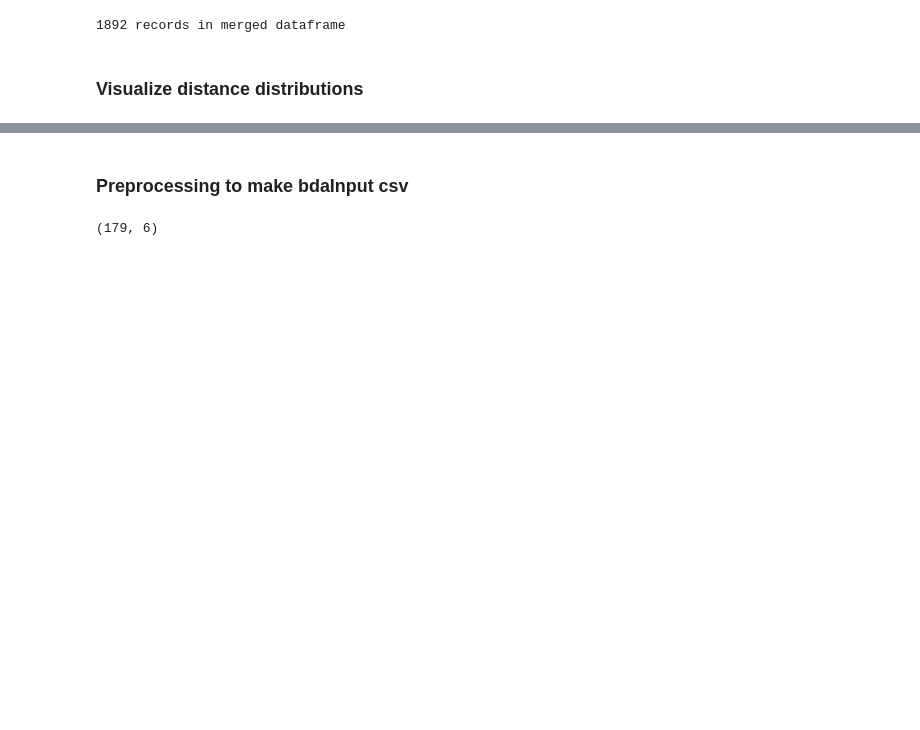
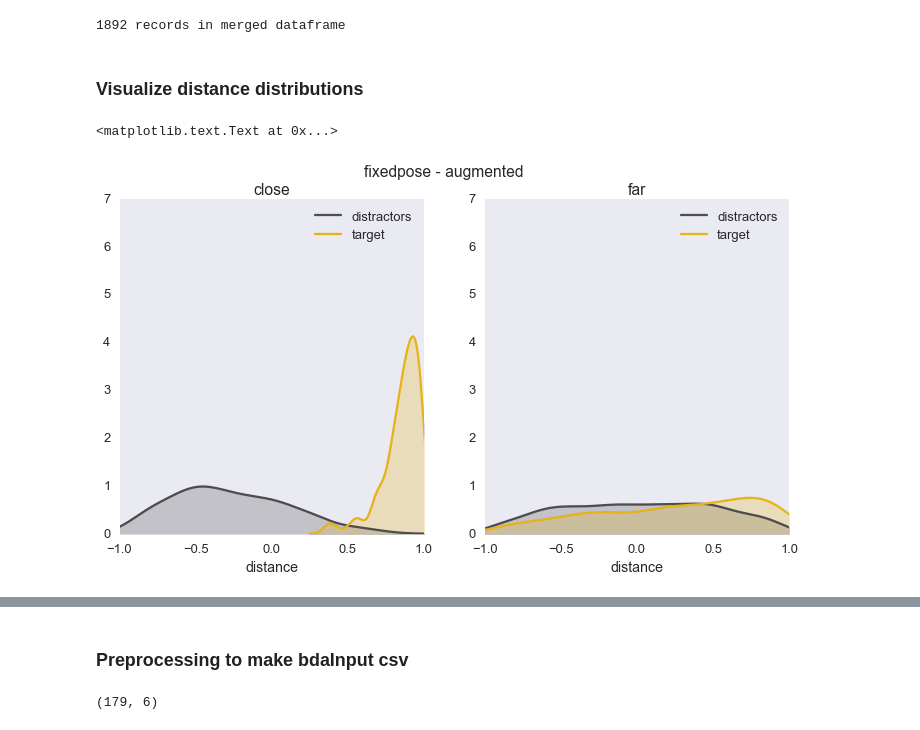
Before and after one commit to hawkrobe/reference_games, a Jupyter notebook: analysis/3dObjects/sketchpad_basic/pilot2_analysis_sketchpad_basic.ipynb, the cells around one changed output, grey strips where cells are left out. Drawn from its saved outputs; the diff is of its cells as text; code cells hidden in the pictures; blank space fills up the shorter version.

Commit message:
add distance viz by class

```diff
--- a/analysis/3dObjects/sketchpad_basic/pilot2_analysis_sketchpad_basic.ipynb
+++ b/analysis/3dObjects/sketchpad_basic/pilot2_analysis_sketchpad_basic.ipynb
@@ -566,7 +566,7 @@ print str(np.shape(D)[0]) + ' records in merged dataframe'
 # %% [markdown]
 ### Visualize distance distributions
 # %%
-path_to_dists = './RSA/refModule/json/strict-similarity-pragmatics-fixedpose_conv4_2.json'
+path_to_dists = './RSA/refModule/json/strict-similarity-pragmatics-fixedpose-augmented_conv4_2.json'
 _dists = pd.read_json(path_to_dists)
 dists = _dists.transpose()
 x = _dists.columns.values
@@ -577,6 +577,13 @@ reverse_lookup = dict(zip(x,y))
 # sketch_label = [('trial_' + str(i) + '_' + str(j)) for i,j in zip(D['trialNum'].values,D['target'].values)]
 sketch_label = [(i[-12:] + '_' + str(j)) for i,j in zip(D['gameID'].values,D['trialNum'].values)]
 D = D.assign(sketch_label=pd.Series(sketch_label).values)
+# %%
+# add class label
+category = []
+classes = ['bird','car','chair','dog']
+for i,d in D.iterrows():
+    category.append(h.objcat[d['target']])
+D = D.assign(category=pd.Series(category).values)
 # %%
 dT = []
 dD1 = []
@@ -603,26 +610,29 @@ D = D.assign(dD3=pd.Series(dD3).values)
 test_examples = pd.read_csv('./pilot2_test_examples.txt',header=None)[0].values
 test_examples = [i.split('.')[0] + '.png' for i in test_examples]
 # %%
-
 sns.set_context('talk')
-
-plt.figure(figsize=(4,4))
-# plt.subplot(1,2,1)
+plt.figure(figsize=(12,6))
+plt.subplot(1,2,1)
 _D = D[(D.condition=='closer') & (D['fname'].isin(test_examples))]
 distractor_dists = np.hstack((_D.dD1.values,_D.dD2.values,_D.dD3.values))
 sns.kdeplot(distractor_dists, shade=True, color=(0.3,0.3,0.3),label='distractors')
 sns.kdeplot(_D.dT.values, shade=True, color=(0.9,0.7,0.1),label='target')
-plt.ylim([0,1.5])
+plt.ylim([0,7])
 plt.xlim([-1,1])
 plt.xlabel('distance')
-plt.title('close (fixedpose)')
+plt.title('close')
 
-# plt.subplot(1,2,2)
-# _D = D[(D.condition=='further') & (D['fname'].isin(test_examples))]
-# distractor_dists = np.hstack((_D.dD1.values,_D.dD2.values,_D.dD3.values))
-# sns.kdeplot(distractor_dists, shade=True, color=(0.3,0.3,0.3),label='distractors')
-# sns.kdeplot(_D.dT.values, shade=True, color=(0.9,0.7,0.1),label='target')
-# plt.ylim([0,4])
-# plt.xlim([-1,1])
-# plt.xlabel('distance')
-# plt.title('far')
+plt.subplot(1,2,2)
+_D = D[(D.condition=='further')]
+distractor_dists = np.hstack((_D.dD1.values,_D.dD2.values,_D.dD3.values))
+sns.kdeplot(distractor_dists, shade=True, color=(0.3,0.3,0.3),label='distractors')
+sns.kdeplot(_D.dT.values, shade=True, color=(0.9,0.7,0.1),label='target')
+plt.ylim([0,7])
+plt.xlim([-1,1])
+plt.xlabel('distance')
+plt.title('far')
+
+plt.suptitle('fixedpose - augmented')
+# %% [output]
+<matplotlib.text.Text at 0x...>
+[figure, added]
```
Also changed, not shown: parts of 1 cell of this notebook.
